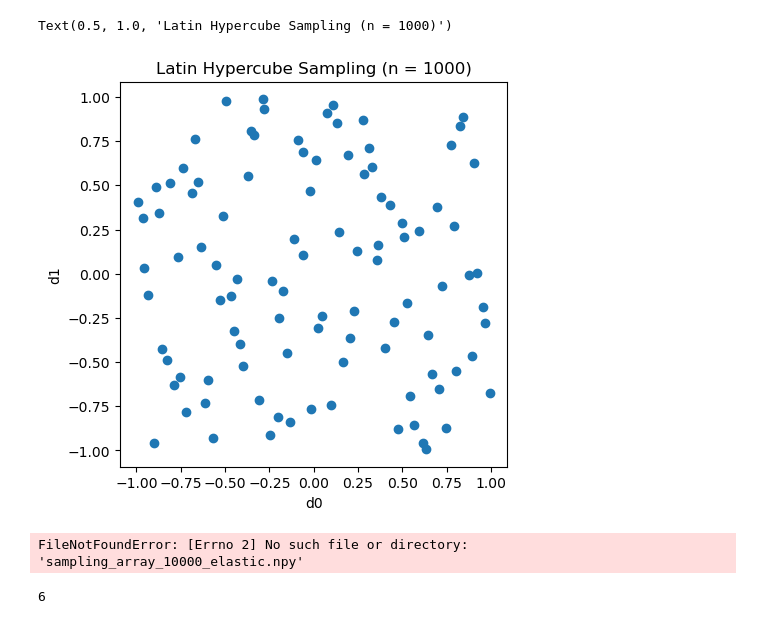
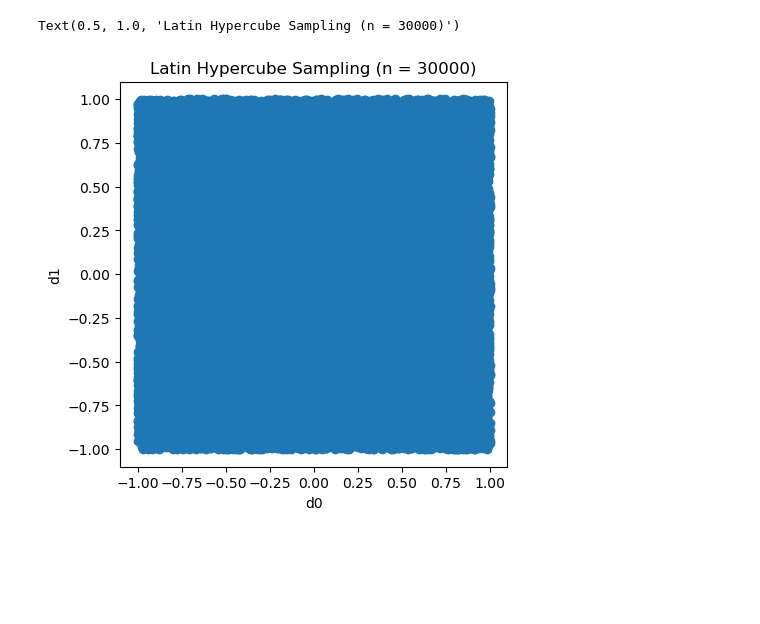
Before and after one commit to Yishharu/TomoNet, a Jupyter notebook: Script/Make_axisem3d_directory_ElasticSphericalHarmonicsBall.ipynb, the cells around one changed output. Cells and saved outputs as stored; diff of their text form; code cells hidden in the pictures; blank space fills up the shorter version.

```diff
--- a/Script/Make_axisem3d_directory_ElasticSphericalHarmonicsBall.ipynb
+++ b/Script/Make_axisem3d_directory_ElasticSphericalHarmonicsBall.ipynb
@@ -37,25 +38,23 @@ def draw_map(map):
     for line in all_lines:
         line.set(linestyle='-', alpha=0.3, color='w')
 # %%
-Dim = 81*5*3+7
-N = 100
-scalerange = 1
-sampler = qmc.LatinHypercube(d=Dim)
-sample = sampler.random(n=N)
-l_bounds = [-scalerange]*Dim
-u_bounds = [scalerange]*Dim
-sample_scaled = qmc.scale(sample, l_bounds, u_bounds)
-np.save('sampling_array_%d_elastic' %N,sample_scaled)
+# Dim = 81*5*3+6
+# N = 30000
+# scalerange = 1
+# sampler = qmc.LatinHypercube(d=Dim)
+# sample = sampler.random(n=N)
+# l_bounds = [-scalerange]*Dim
+# u_bounds = [scalerange]*Dim
+# sample_scaled = qmc.scale(sample, l_bounds, u_bounds)
+# np.save('sampling_array_%d_elastic' %N,sample_scaled)
 
-plt.figure(figsize=(5, 5))
-plt.scatter(sample_scaled[:, 0], sample_scaled[:, 1])
-plt.xlabel("d0")
-plt.ylabel("d1")
-plt.title(f"Latin Hypercube Sampling (n = {1000})")
+# plt.figure(figsize=(5, 5))
+# plt.scatter(sample_scaled[:, 0], sample_scaled[:, 1])
+# plt.xlabel("d0")
+# plt.ylabel("d1")
+# plt.title(f"Latin Hypercube Sampling (n = {N})")
 # %% [output]
-Text(0.5, 1.0, 'Latin Hypercube Sampling (n = 1000)')
+Text(0.5, 1.0, 'Latin Hypercube Sampling (n = 30000)')
-[figure, old version]
+[figure, new version]
 # %%
-sample_scaled = np.load('sampling_array_10000_elastic.npy')
+sample_scaled = np.load('sampling_array_30000_elastic.npy')
-# %% [output]
-FileNotFoundError: [Errno 2] No such file or directory: 'sampling_array_10000_elastic.npy'
@@ -66,4 +60,0 @@ MomentTensor = sample_scaled[imodel,para_index:para_index+6]
-# %%
-len(MomentTensor)
-# %% [output]
-6
```
Also changed, not shown: parts of 4 cells of this notebook, 33 other files.
